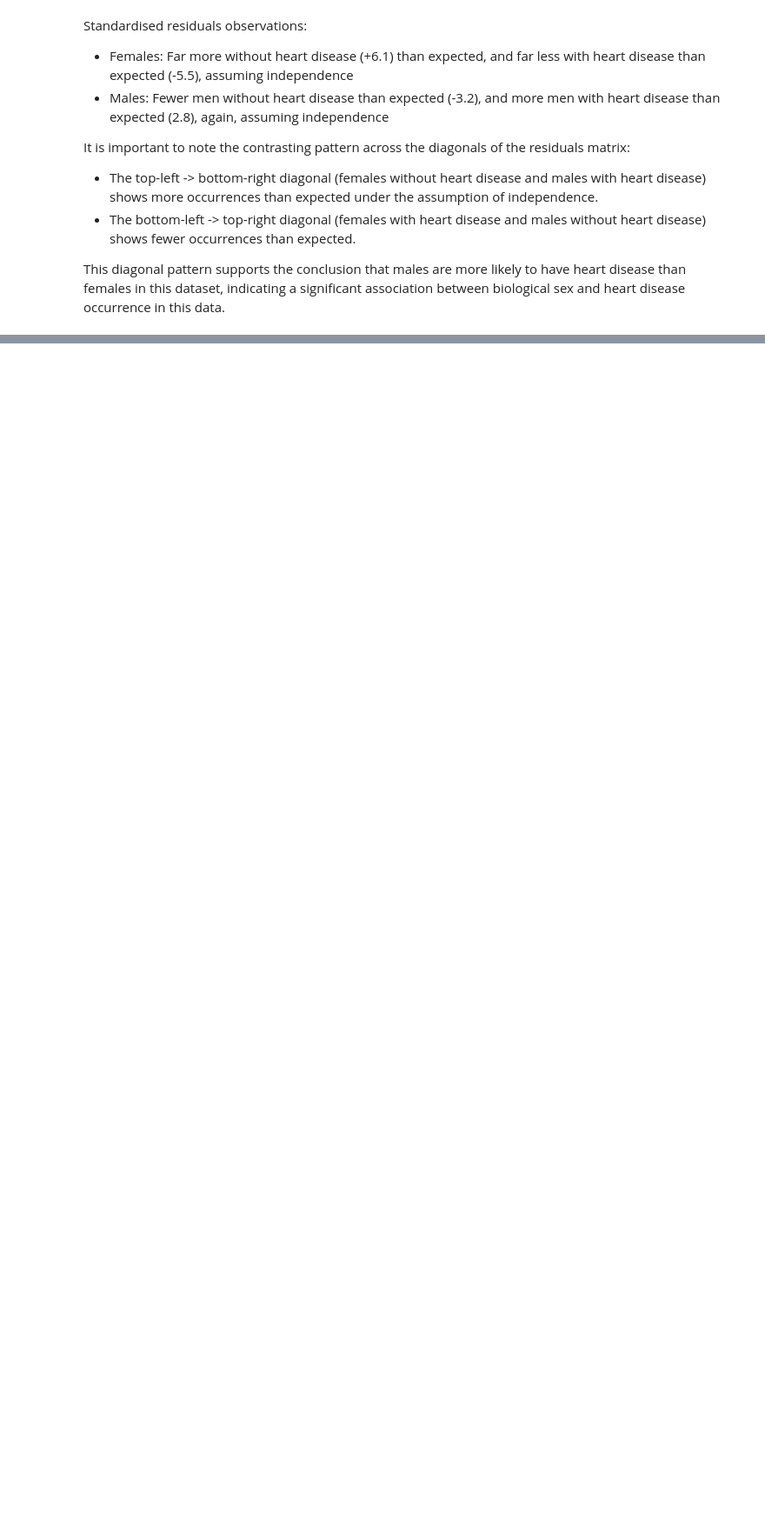
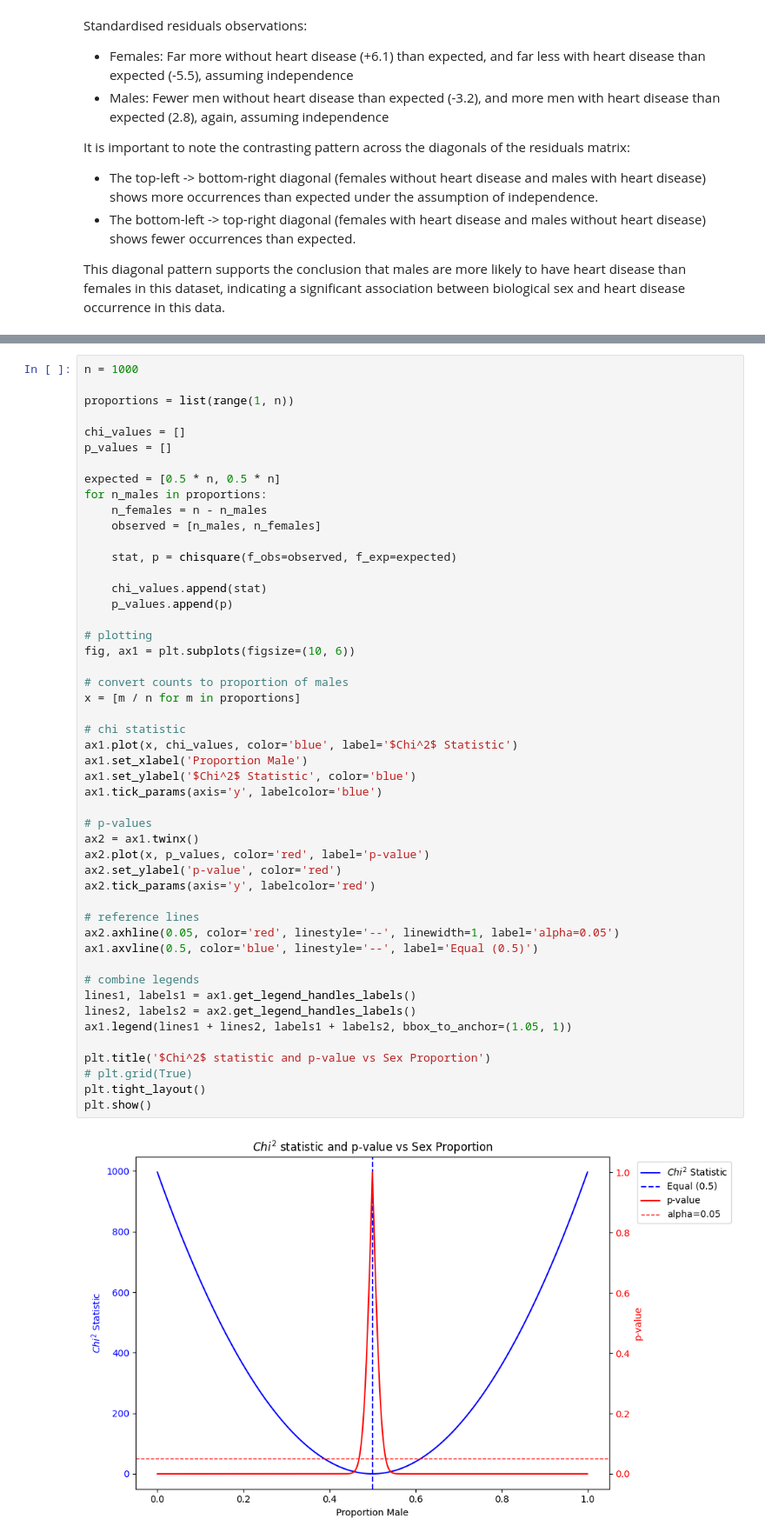
Before and after one commit to Cameron858/statistical-playground, a Jupyter notebook: notebooks/chi_squared.ipynb, the cells around one changed output, grey strips where cells are left out. Shown at 87% size. Cells and saved outputs as stored; diff of their text form; blank space fills up the shorter version.

```diff
--- a/notebooks/chi_squared.ipynb
+++ b/notebooks/chi_squared.ipynb
@@ -155,0 +207,51 @@ For this example, we will examine if the dataset is balances in terms of *biolog
+# %%
+n = 1000
+
+proportions = list(range(1, n))
+
+chi_values = []
+p_values = []
+
+expected = [0.5 * n, 0.5 * n]
+for n_males in proportions:
+    n_females = n - n_males
+    observed = [n_males, n_females]
+
+    stat, p = chisquare(f_obs=observed, f_exp=expected)
+
+    chi_values.append(stat)
+    p_values.append(p)
+
+# plotting
+fig, ax1 = plt.subplots(figsize=(10, 6))
+
+# convert counts to proportion of males
+x = [m / n for m in proportions]
+
+# chi statistic
+ax1.plot(x, chi_values, color='blue', label='$Chi^2$ Statistic')
+ax1.set_xlabel('Proportion Male')
+ax1.set_ylabel('$Chi^2$ Statistic', color='blue')
+ax1.tick_params(axis='y', labelcolor='blue')
+
+# p-values
+ax2 = ax1.twinx()
+ax2.plot(x, p_values, color='red', label='p-value')
+ax2.set_ylabel('p-value', color='red')
+ax2.tick_params(axis='y', labelcolor='red')
+
+# reference lines
+ax2.axhline(0.05, color='red', linestyle='--', linewidth=1, label='alpha=0.05')
+ax1.axvline(0.5, color='blue', linestyle='--', label='Equal (0.5)')
+
+# combine legends
+lines1, labels1 = ax1.get_legend_handles_labels()
+lines2, labels2 = ax2.get_legend_handles_labels()
+ax1.legend(lines1 + lines2, labels1 + labels2, bbox_to_anchor=(1.05, 1))
+
+plt.title('$Chi^2$ statistic and p-value vs Sex Proportion')
+# plt.grid(True)
+plt.tight_layout()
+plt.show()
+# %% [output]
+[figure, added]
```
Also changed, not shown: parts of 13 cells of this notebook.
